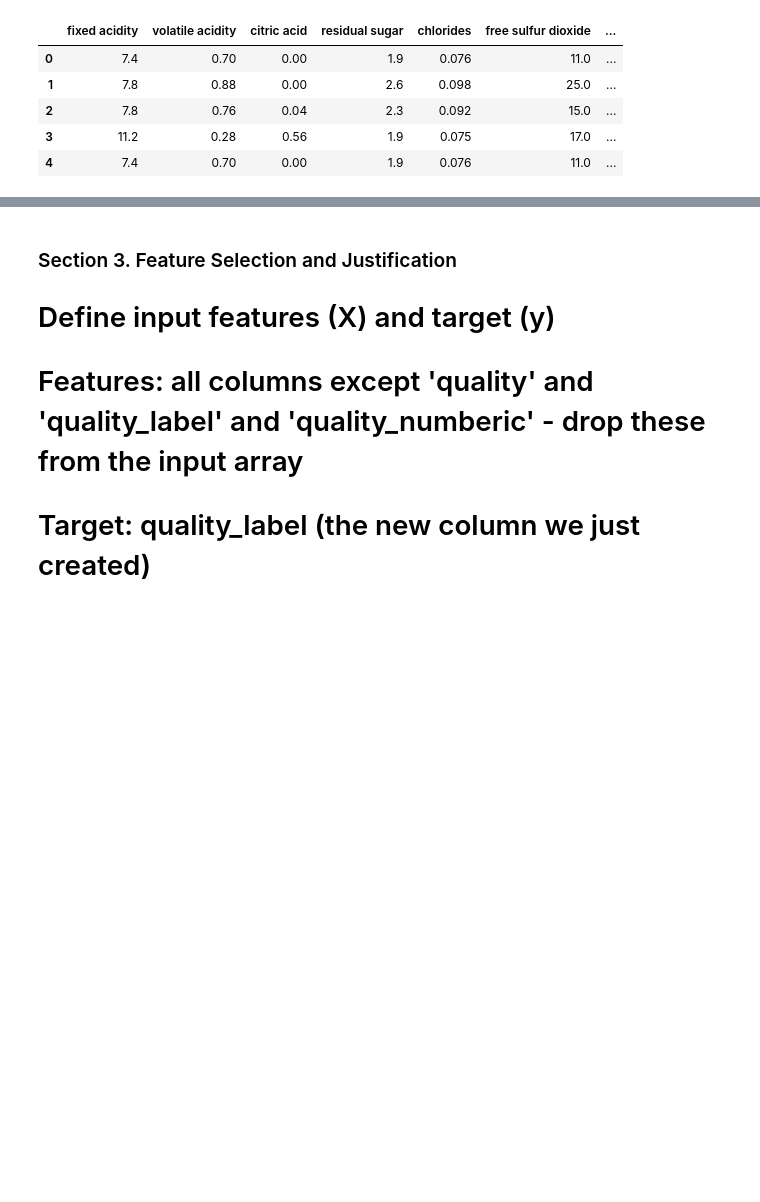
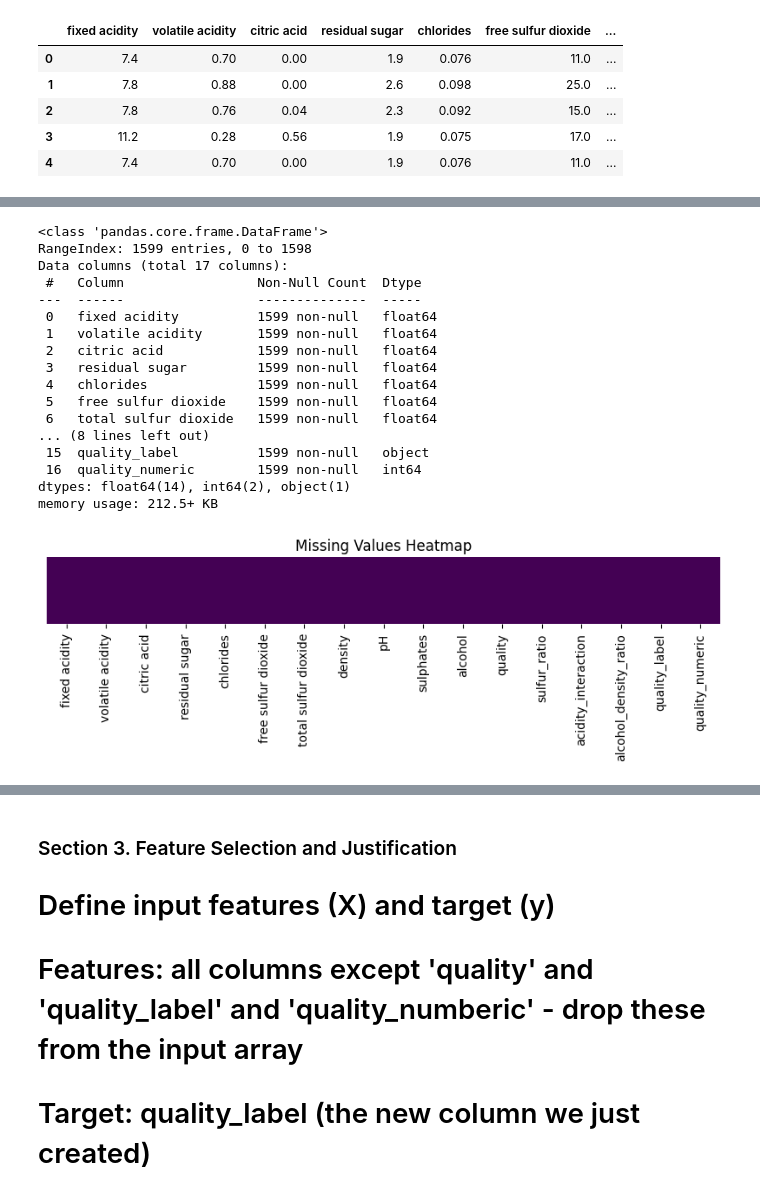
Before and after one commit to Data-Git-Hub/applied-ml-data-git-hub, a Jupyter notebook: lab05/ensemble-data-git-hub.ipynb, the cells around one changed output, grey strips where cells are left out. Drawn from its saved outputs; the diff is of its cells as text; code cells hidden in the pictures; blank space fills up the shorter version.

Commit message:
L5 Sect - 2.0 - Modify ensemble-data-git-hub.ipynb Section 2

```diff
--- a/lab05/ensemble-data-git-hub.ipynb
+++ b/lab05/ensemble-data-git-hub.ipynb
@@ -141,0 +115,31 @@ df["quality_numeric"] = df["quality"].apply(quality_to_number)
+# %%
+# Check for missing values
+df.isnull().sum()
+
+# Confirm data types and structure
+df.info()
+
+# Visualize missing values (if any)
+plt.figure(figsize=(10, 1))
+sns.heatmap(df.isnull(), cbar=False, yticklabels=False, cmap="viridis")
+plt.title("Missing Values Heatmap")
+plt.show()
+# %% [output]
+<class 'pandas.core.frame.DataFrame'>
+RangeIndex: 1599 entries, 0 to 1598
+Data columns (total 17 columns):
+ #   Column                 Non-Null Count  Dtype
+---  ------                 --------------  -----
+ 0   fixed acidity          1599 non-null   float64
+ 1   volatile acidity       1599 non-null   float64
+ 2   citric acid            1599 non-null   float64
+ 3   residual sugar         1599 non-null   float64
+ 4   chlorides              1599 non-null   float64
+ 5   free sulfur dioxide    1599 non-null   float64
+ 6   total sulfur dioxide   1599 non-null   float64
+... (8 lines left out)
+ 15  quality_label          1599 non-null   object
+ 16  quality_numeric        1599 non-null   int64
+dtypes: float64(14), int64(2), object(1)
+memory usage: 212.5+ KB
+[figure, added]
```
Also changed, not shown: parts of 10 cells of this notebook, 1 other file.
